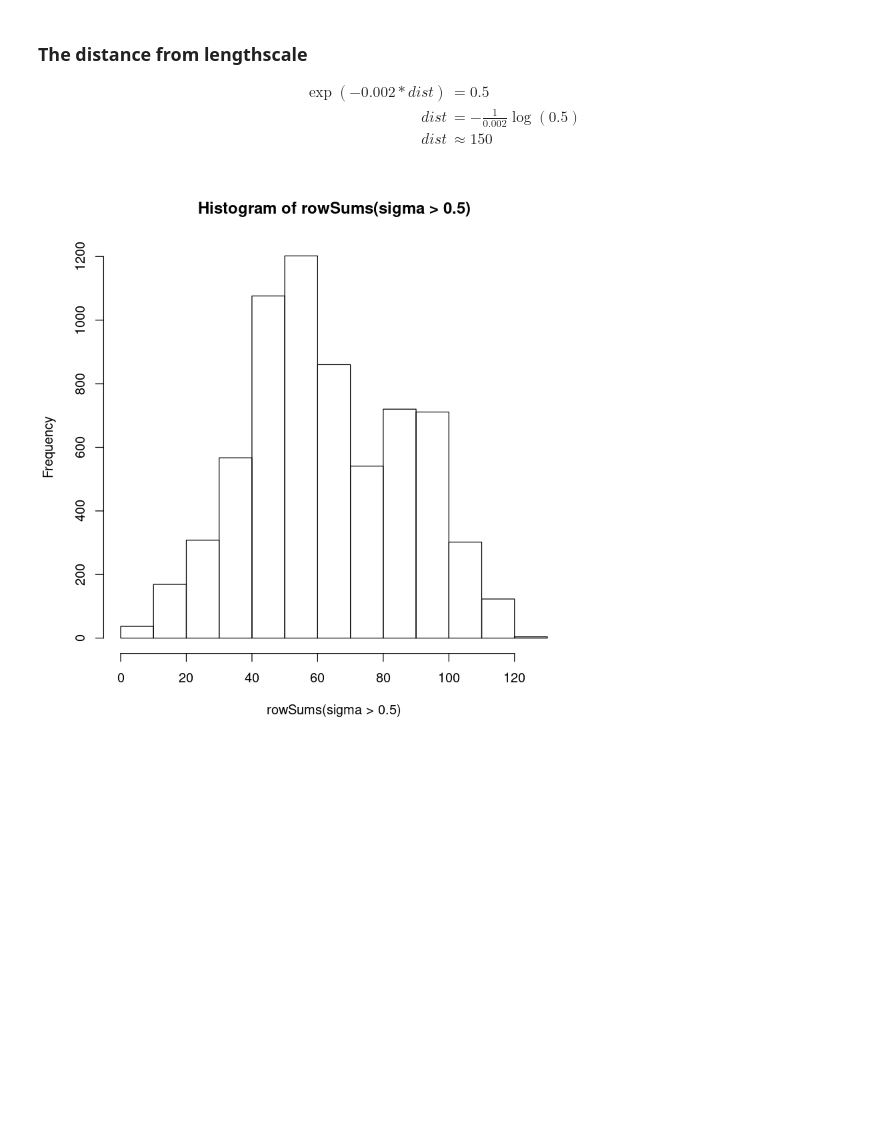
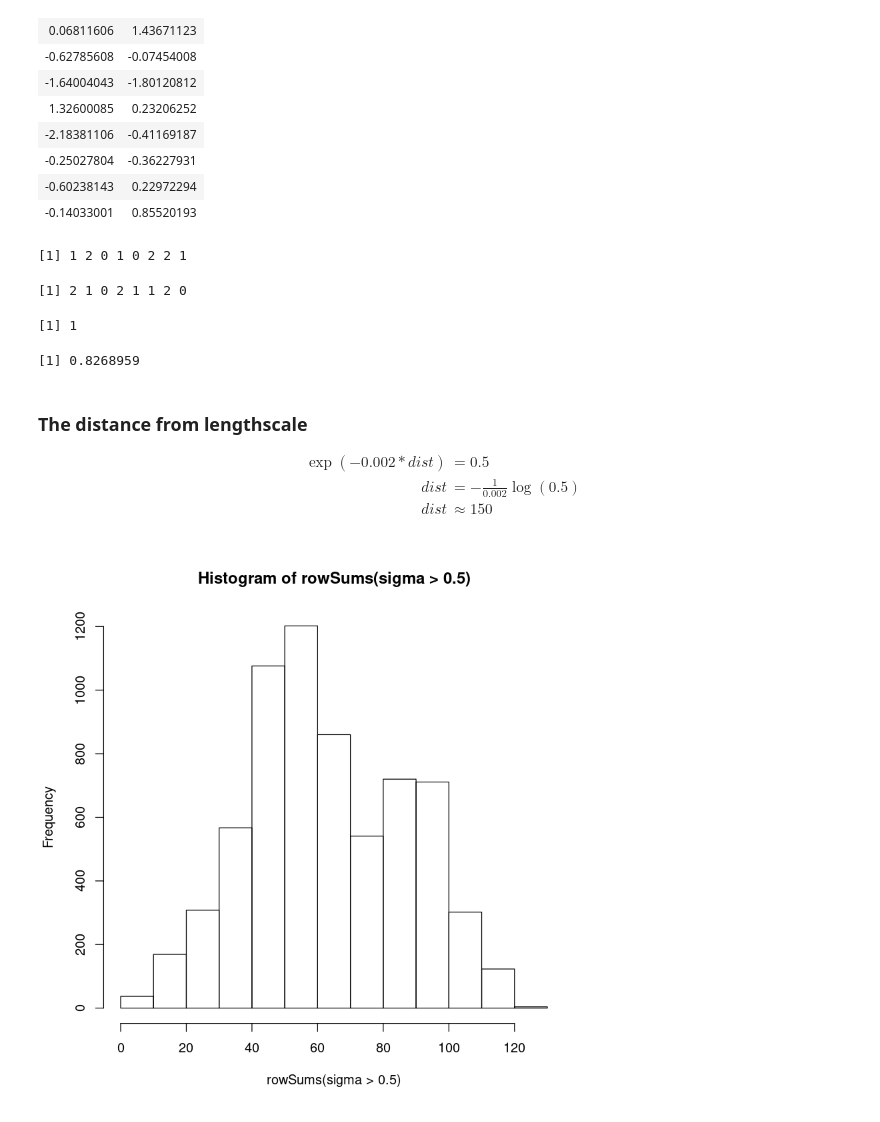
Before and after one commit to seasoncloud/HubID, a Jupyter notebook: GaussianPrior/correlation.ipynb, the cells around one changed output. Saved outputs shown, nothing was run; the diff lists cells and outputs as text; code cells hidden in the pictures; blank space fills up the shorter version.

```diff
--- a/GaussianPrior/correlation.ipynb
+++ b/GaussianPrior/correlation.ipynb
@@ -11,3 +13,31 @@ load("modelssaved/LH_distmat.RData")
+# %%
+xmat = matrix(rnorm(16), nrow = 8)
+xmat
+# %% [output]
+| 0.06811606 | 1.43671123 |
+| -0.62785608 | -0.07454008 |
+| -1.64004043 | -1.80120812 |
+| 1.32600085 | 0.23206252 |
+| -2.18381106 | -0.41169187 |
+| -0.25027804 | -0.36227931 |
+| -0.60238143 | 0.22972294 |
+| -0.14033001 | 0.85520193 |
+# %%
+groupondist(xmat,3)
+# %% [output]
+[1] 1 2 0 1 0 2 2 1
+# %%
+batch_vec
+# %% [output]
+[1] 2 1 0 2 1 1 2 0
+# %%
+size
+# %% [output]
+[1] 1
+# %%
+sqrt(sum((xmat[1,] - xmat[2,])^2))
+# %% [output]
+[1] 0.8268959
 # %% [markdown]
 ### The distance from lengthscale
 
```
Also changed, not shown: parts of 1 cell of this notebook, 3 other files.
